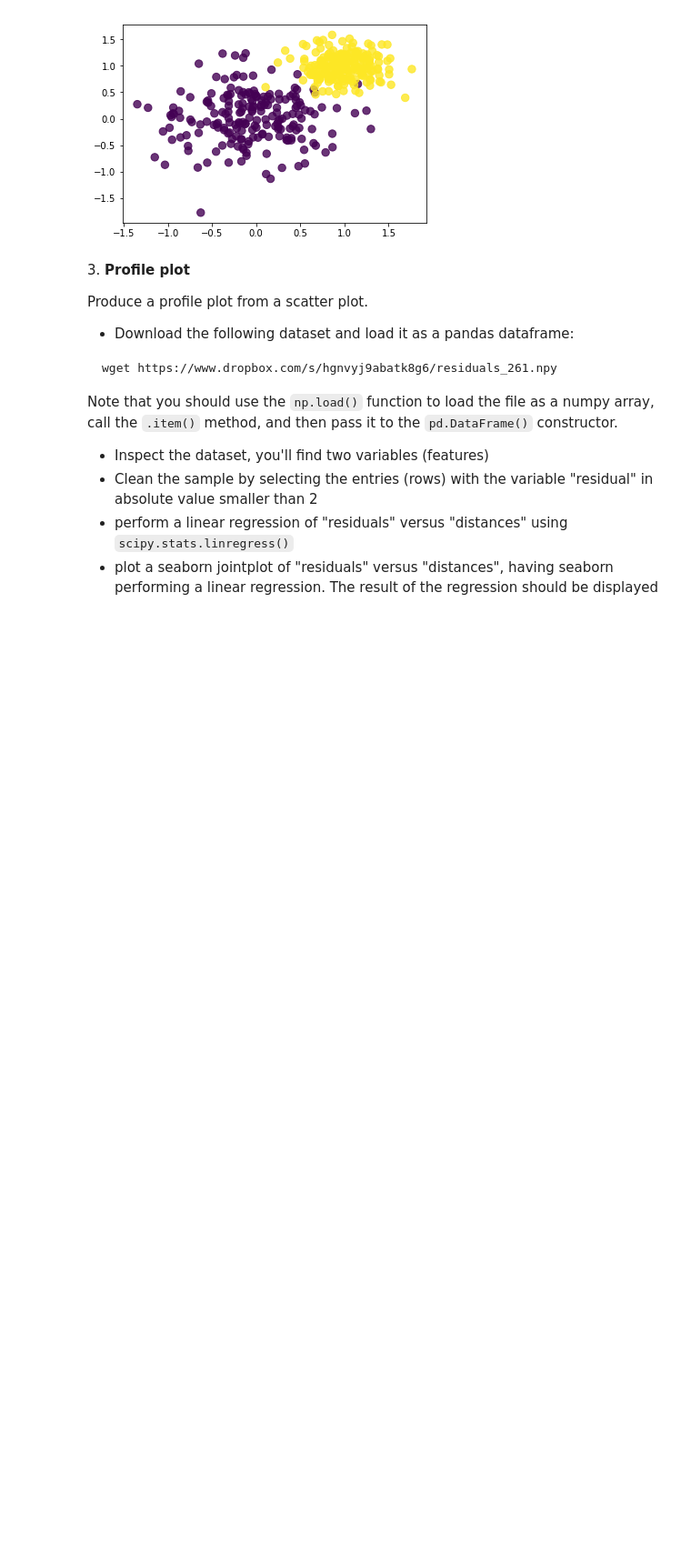
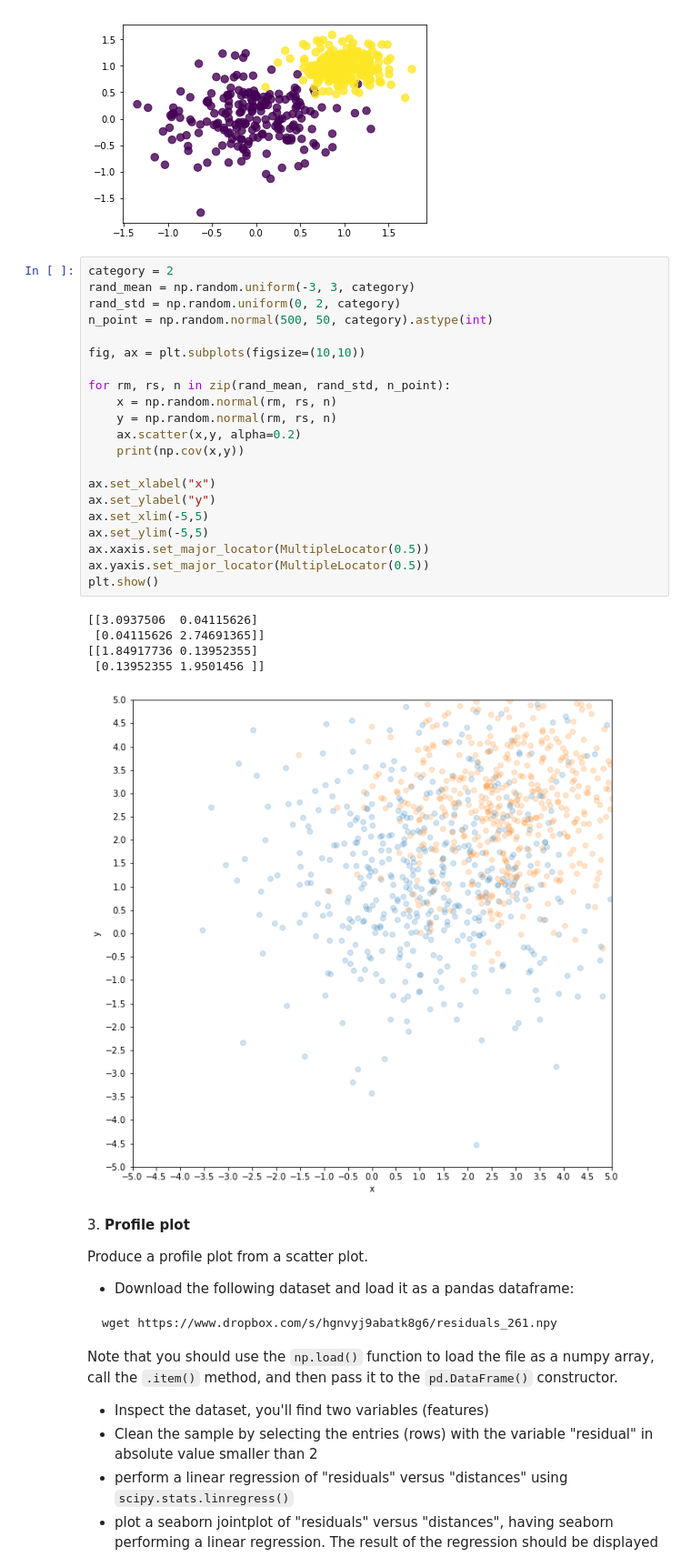
Before and after one commit to marcolorenzato00/LaboratoryOfComputationalPhysics_Y8, a Jupyter notebook: 07ex_Visualization.ipynb, the cells around one changed output. Shown at 91% size. Drawn from its saved outputs; the diff is of its cells as text; blank space fills up the shorter version.

```diff
--- a/07ex_Visualization.ipynb
+++ b/07ex_Visualization.ipynb
@@ -87,6 +95,33 @@ two_categories_scat 100%[===================>]  42.80K  --.-KB/s    in 0.02s
 
 2025-12-04 09:20:39 (2.02 MB/s) - ‘two_categories_scatter_plot.png’ saved [43828/43828]
 [figure]
+# %%
+category = 2
+rand_mean = np.random.uniform(-3, 3, category)
+rand_std = np.random.uniform(0, 2, category)
+n_point = np.random.normal(500, 50, category).astype(int)
+
+fig, ax = plt.subplots(figsize=(10,10))
+
+for rm, rs, n in zip(rand_mean, rand_std, n_point):
+    x = np.random.normal(rm, rs, n)
+    y = np.random.normal(rm, rs, n)
+    ax.scatter(x,y, alpha=0.2)
+    print(np.cov(x,y))
+
+ax.set_xlabel("x")
+ax.set_ylabel("y")
+ax.set_xlim(-5,5)
+ax.set_ylim(-5,5)
+ax.xaxis.set_major_locator(MultipleLocator(0.5))
+ax.yaxis.set_major_locator(MultipleLocator(0.5))
+plt.show()
+# %% [output]
+[[3.0937506  0.04115626]
+ [0.04115626 2.74691365]]
+[[1.84917736 0.13952355]
+ [0.13952355 1.9501456 ]]
+[figure, added]
 # %% [markdown]
 3\. **Profile plot**
 
```
Also changed, not shown: parts of 3 cells of this notebook.
